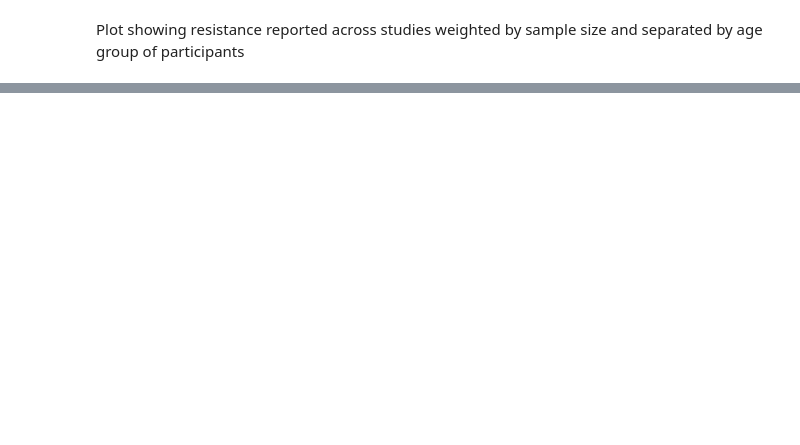
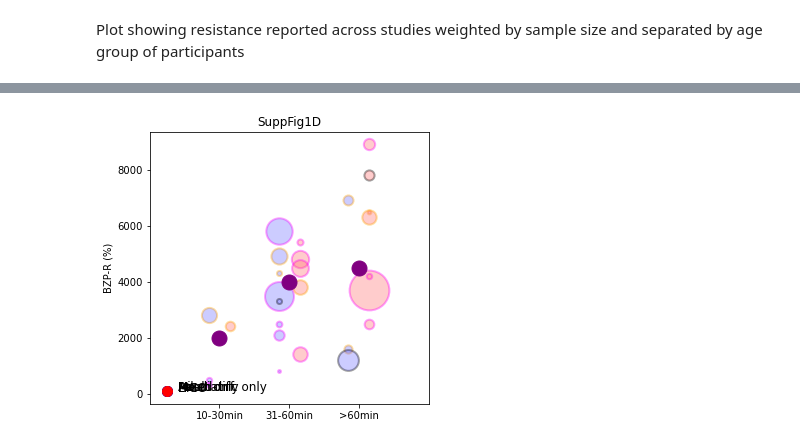
Before and after one commit to richardjburman/bzp_review, a Jupyter notebook: Fig 1/Fig1.ipynb, the cells around one changed output, grey strips where cells are left out. Cells and saved outputs as stored; diff of their text form; code cells hidden in the pictures; blank space fills up the shorter version.

```diff
--- a/Fig 1/Fig1.ipynb
+++ b/Fig 1/Fig1.ipynb
@@ -177,0 +235,4 @@ SuppFig1B.savefig('SuppFig1B' + '.svg', format='svg')
+# %%
+SuppFig1D
+# %% [output]
+[figure, added]
```
Also changed, not shown: parts of 42 cells of this notebook, 16 other files.
